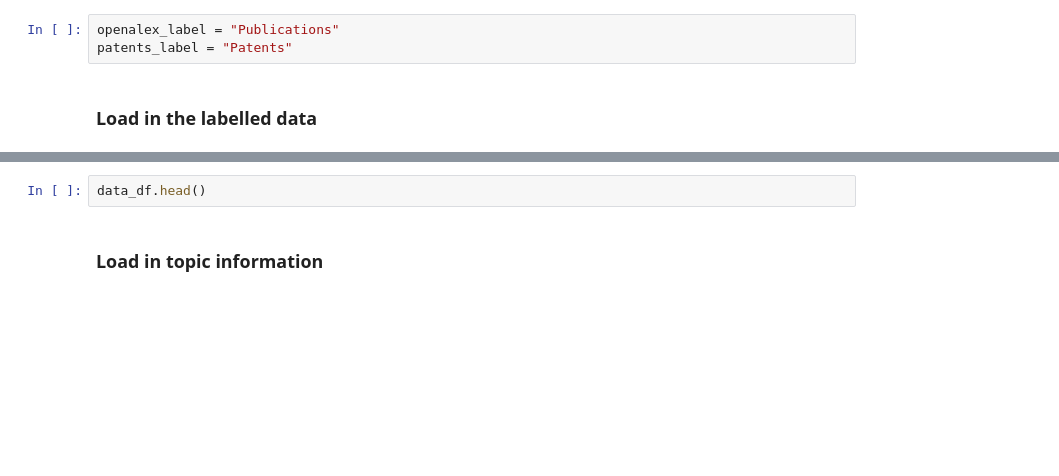
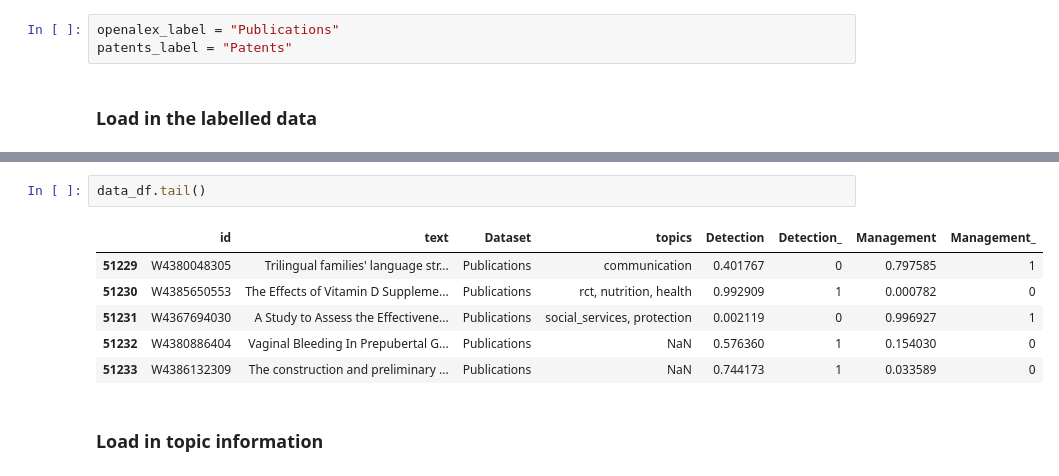
Before and after one commit to nestauk/discovery_child_development, a Jupyter notebook: discovery_child_development/analysis/initial_results/01_initial_labels.ipynb, the cells around one changed output, grey strips where cells are left out. Drawn from its saved outputs; the diff is of its cells as text; blank space fills up the shorter version.

```diff
--- a/discovery_child_development/analysis/initial_results/01_initial_labels.ipynb
+++ b/discovery_child_development/analysis/initial_results/01_initial_labels.ipynb
@@ -50,5 +75,12 @@ print(len(data_df))
 # %%
-data_df.head()
+data_df.tail()
+# %% [output]
+|  | id | text | Dataset | topics | Detection | Detection_ | Management | Management_ |
+| 51229 | W4380048305 | Trilingual families' language str... | Publications | communication | 0.401767 | 0 | 0.797585 | 1 |
+| 51230 | W4385650553 | The Effects of Vitamin D Suppleme... | Publications | rct, nutrition, health | 0.992909 | 1 | 0.000782 | 0 |
+| 51231 | W4367694030 | A Study to Assess the Effectivene... | Publications | social_services, protection | 0.002119 | 0 | 0.996927 | 1 |
+| 51232 | W4380886404 | Vaginal Bleeding In Prepubertal G... | Publications | NaN | 0.576360 | 1 | 0.154030 | 0 |
+| 51233 | W4386132309 | The construction and preliminary ... | Publications | NaN | 0.744173 | 1 | 0.033589 | 0 |
 # %% [markdown]
 ### Load in topic information
 # %%
```
Also changed, not shown: parts of 27 cells of this notebook, 10 other files.
